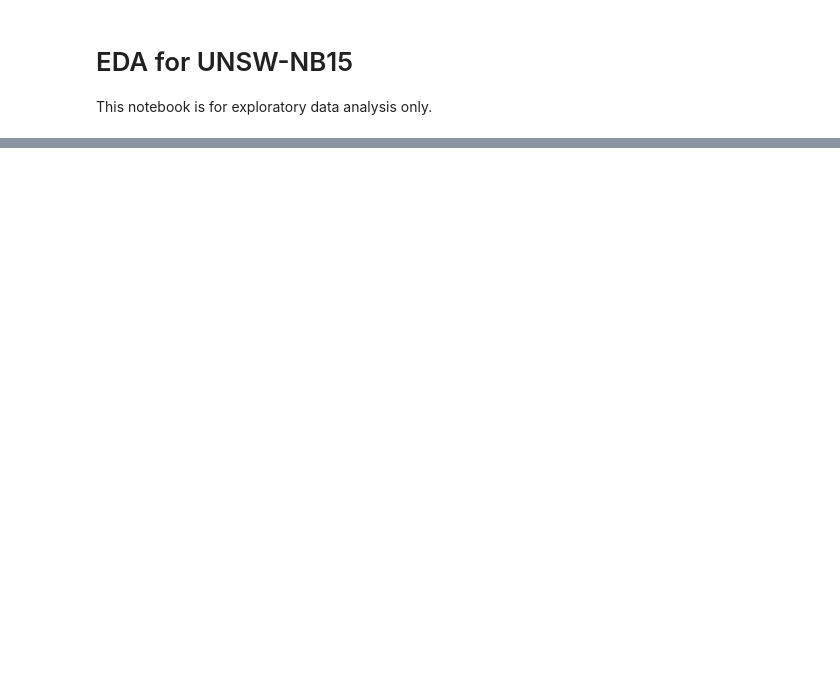
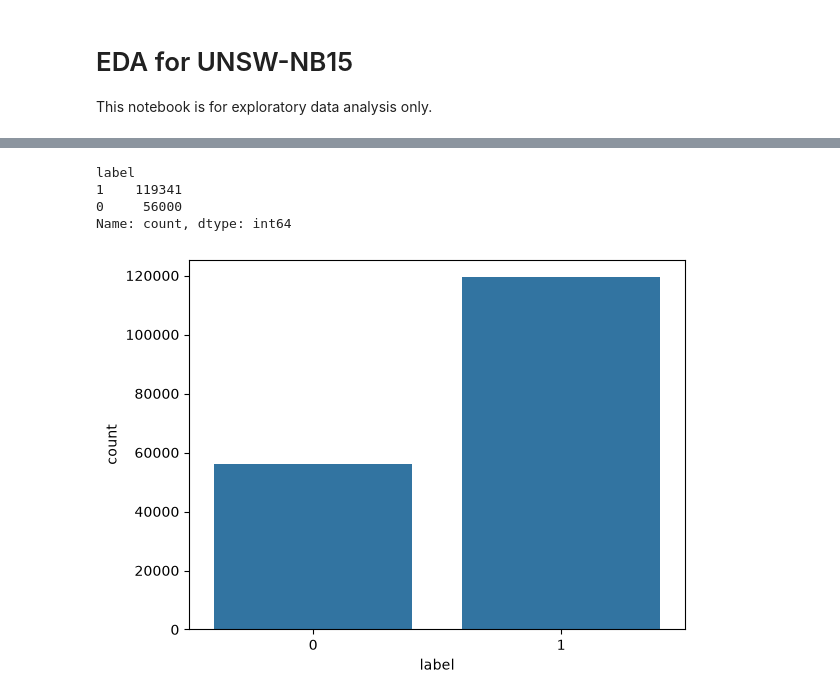
Before and after one commit to seemasultana7362/Federated-IoT, a Jupyter notebook: notebooks/EDA.ipynb, the cells around one changed output, grey strips where cells are left out. Cells and saved outputs as stored; diff of their text form; code cells hidden in the pictures; blank space fills up the shorter version.

```diff
--- a/notebooks/EDA.ipynb
+++ b/notebooks/EDA.ipynb
@@ -18,0 +11,2 @@ FileNotFoundError: [Errno 2] No such file or directory: 'dataset/raw/UNSW_NB15_t
+# %%
+train = pd.read_csv("../dataset/raw/UNSW_NB15_training-set.csv")
@@ -27,2 +89,13 @@ train.isnull().sum()
 # %%
 train["label"].value_counts()
+# %% [output]
+label
+1    119341
+0     56000
+Name: count, dtype: int64
+# %%
+sns.countplot(x="label", data=train)
+
+plt.show()
+# %% [output]
+[figure, added]
```
Also changed, not shown: parts of 26 cells of this notebook, 12 other files.
